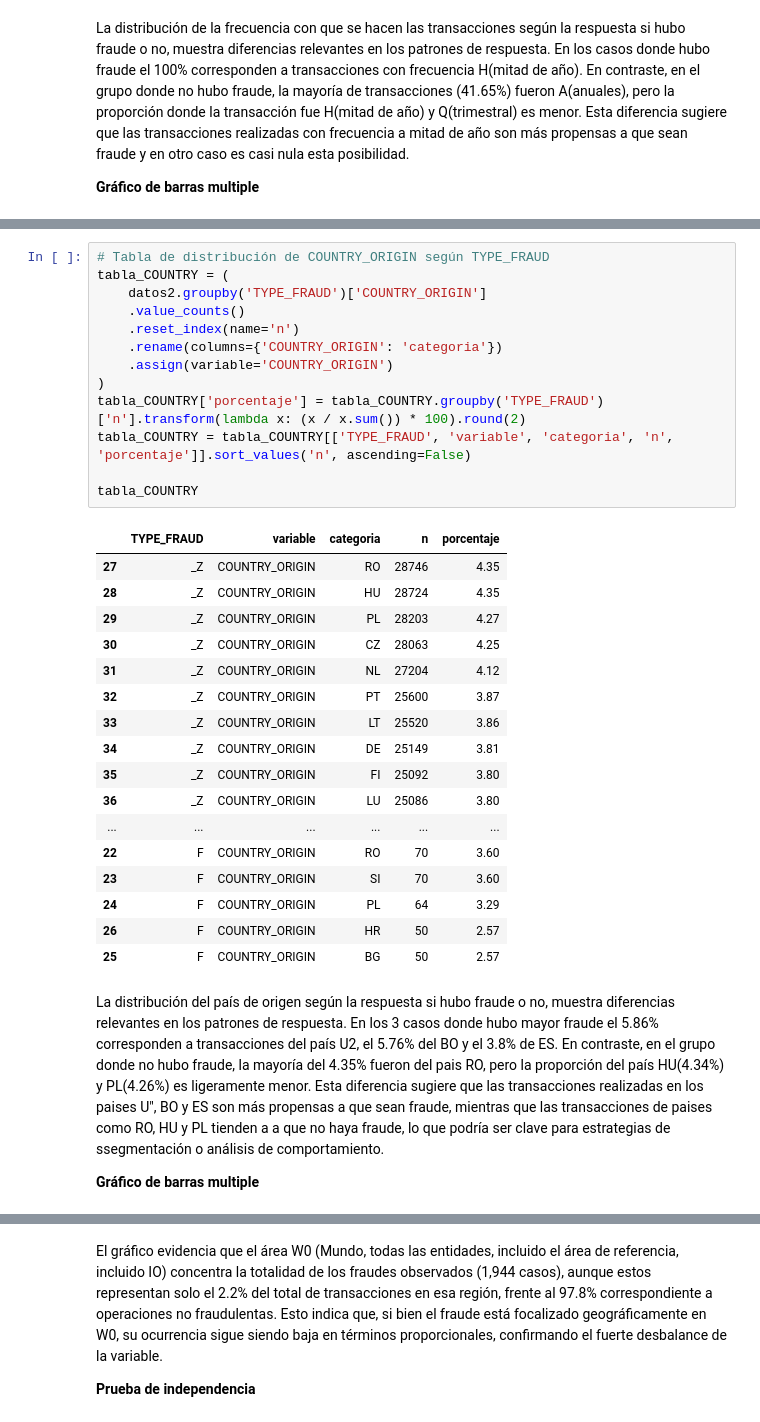
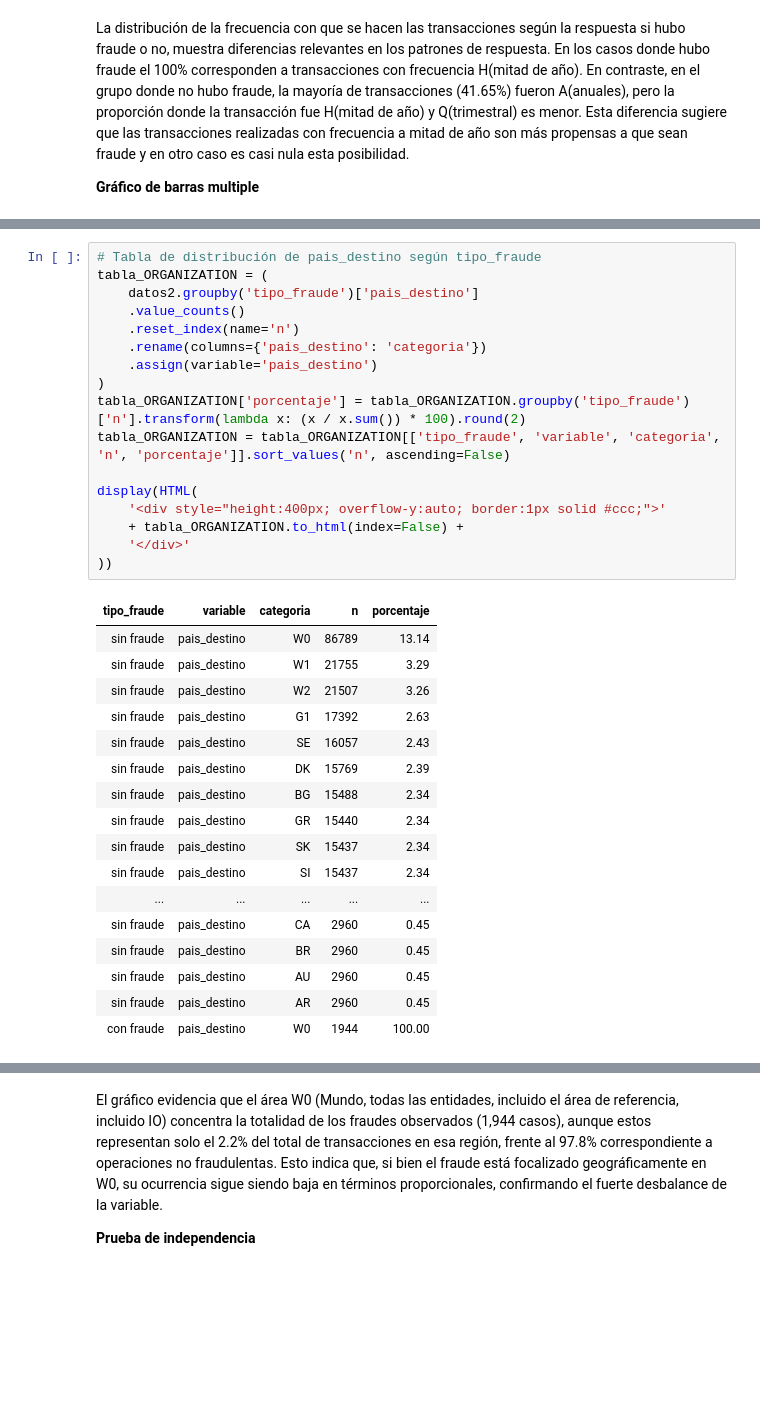
Before and after one commit to T1fff/PaymentTransactionsEUpy, a Jupyter notebook: 02-cross-refs.ipynb, the cells around one changed output, grey strips where cells are left out. Saved outputs shown, nothing was run; the diff lists cells and outputs as text; blank space fills up the shorter version.

```diff
--- a/02-cross-refs.ipynb
+++ b/02-cross-refs.ipynb
@@ -310,35 +376,35 @@ Se rechaza H0: no hay evidencia suficiente para afirmar que la variable FREQ y T
 # %%
-# Tabla de distribución de COUNTRY_ORIGIN según TYPE_FRAUD
-tabla_COUNTRY = (
-    datos2.groupby('TYPE_FRAUD')['COUNTRY_ORIGIN']
+# Tabla de distribución de pais_destino según tipo_fraude
+tabla_ORGANIZATION = (
+    datos2.groupby('tipo_fraude')['pais_destino']
     .value_counts()
     .reset_index(name='n')
-    .rename(columns={'COUNTRY_ORIGIN': 'categoria'})
-    .assign(variable='COUNTRY_ORIGIN')
+    .rename(columns={'pais_destino': 'categoria'})
+    .assign(variable='pais_destino')
 )
-tabla_COUNTRY['porcentaje'] = tabla_COUNTRY.groupby('TYPE_FRAUD')['n'].transform(lambda x: (x / x.sum()) * 100).round(2)
-tabla_COUNTRY = tabla_COUNTRY[['TYPE_FRAUD', 'variable', 'categoria', 'n', 'porcentaje']].sort_values('n', ascending=False)
+tabla_ORGANIZATION['porcentaje'] = tabla_ORGANIZATION.groupby('tipo_fraude')['n'].transform(lambda x: (x / x.sum()) * 100).round(2)
+tabla_ORGANIZATION = tabla_ORGANIZATION[['tipo_fraude', 'variable', 'categoria', 'n', 'porcentaje']].sort_values('n', ascending=False)
 
-tabla_COUNTRY
+display(HTML(
+    '<div style="height:400px; overflow-y:auto; border:1px solid #ccc;">'
+    + tabla_ORGANIZATION.to_html(index=False) +
+    '</div>'
+))
 # %% [output]
-|  | TYPE_FRAUD | variable | categoria | n | porcentaje |
-| 27 | _Z | COUNTRY_ORIGIN | RO | 28746 | 4.35 |
-| 28 | _Z | COUNTRY_ORIGIN | HU | 28724 | 4.35 |
-| 29 | _Z | COUNTRY_ORIGIN | PL | 28203 | 4.27 |
-| 30 | _Z | COUNTRY_ORIGIN | CZ | 28063 | 4.25 |
-| 31 | _Z | COUNTRY_ORIGIN | NL | 27204 | 4.12 |
-| 32 | _Z | COUNTRY_ORIGIN | PT | 25600 | 3.87 |
-| 33 | _Z | COUNTRY_ORIGIN | LT | 25520 | 3.86 |
-| 34 | _Z | COUNTRY_ORIGIN | DE | 25149 | 3.81 |
-| 35 | _Z | COUNTRY_ORIGIN | FI | 25092 | 3.80 |
-| 36 | _Z | COUNTRY_ORIGIN | LU | 25086 | 3.80 |
-| ... | ... | ... | ... | ... | ... |
-| 22 | F | COUNTRY_ORIGIN | RO | 70 | 3.60 |
-| 23 | F | COUNTRY_ORIGIN | SI | 70 | 3.60 |
-| 24 | F | COUNTRY_ORIGIN | PL | 64 | 3.29 |
-| 26 | F | COUNTRY_ORIGIN | HR | 50 | 2.57 |
-| 25 | F | COUNTRY_ORIGIN | BG | 50 | 2.57 |
+| tipo_fraude | variable | categoria | n | porcentaje |
+| sin fraude | pais_destino | W0 | 86789 | 13.14 |
+| sin fraude | pais_destino | W1 | 21755 | 3.29 |
+| sin fraude | pais_destino | W2 | 21507 | 3.26 |
+| sin fraude | pais_destino | G1 | 17392 | 2.63 |
+| sin fraude | pais_destino | SE | 16057 | 2.43 |
+| sin fraude | pais_destino | DK | 15769 | 2.39 |
+| sin fraude | pais_destino | BG | 15488 | 2.34 |
+| sin fraude | pais_destino | GR | 15440 | 2.34 |
+| sin fraude | pais_destino | SK | 15437 | 2.34 |
+| sin fraude | pais_destino | SI | 15437 | 2.34 |
+| ... | ... | ... | ... | ... |
+| sin fraude | pais_destino | CA | 2960 | 0.45 |
+| sin fraude | pais_destino | BR | 2960 | 0.45 |
+| sin fraude | pais_destino | AU | 2960 | 0.45 |
+| sin fraude | pais_destino | AR | 2960 | 0.45 |
+| con fraude | pais_destino | W0 | 1944 | 100.00 |
-# %% [markdown]
-La distribución del país de origen según la respuesta si hubo fraude o no, muestra diferencias relevantes en los patrones de respuesta. En los 3 casos donde hubo mayor fraude el 5.86% corresponden a transacciones del país U2, el 5.76% del BO y el 3.8% de ES. En contraste, en el grupo donde no hubo fraude, la mayoría del 4.35% fueron del pais RO, pero la proporción del país HU(4.34%) y PL(4.26%) es ligeramente menor. Esta diferencia sugiere que las transacciones realizadas en los paises U", BO y ES son más propensas a que sean fraude, mientras que las transacciones de paises como RO, HU y PL tienden a a que no haya fraude, lo que podría ser clave para estrategias de ssegmentación o análisis de comportamiento.
-
-**Gráfico de barras multiple**
```
Also changed, not shown: parts of 97 cells of this notebook.
